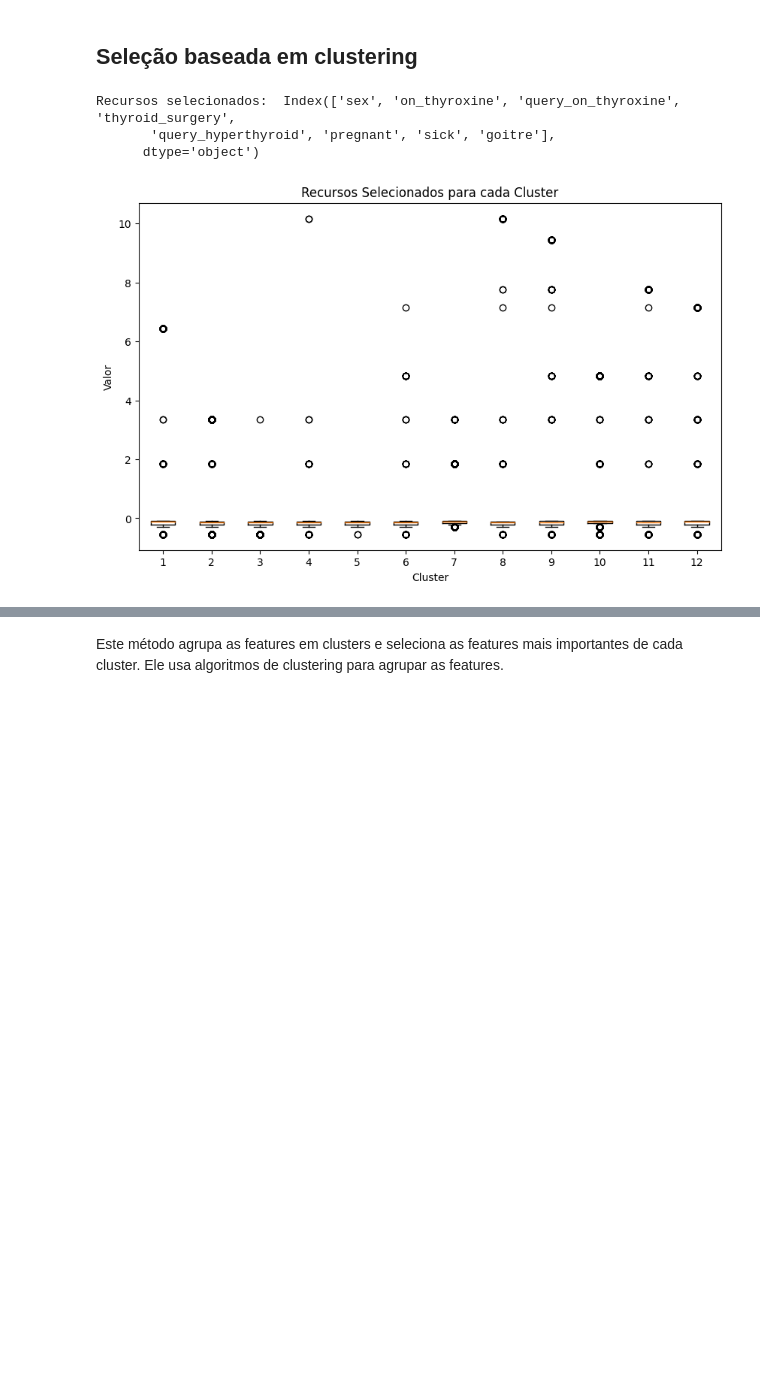
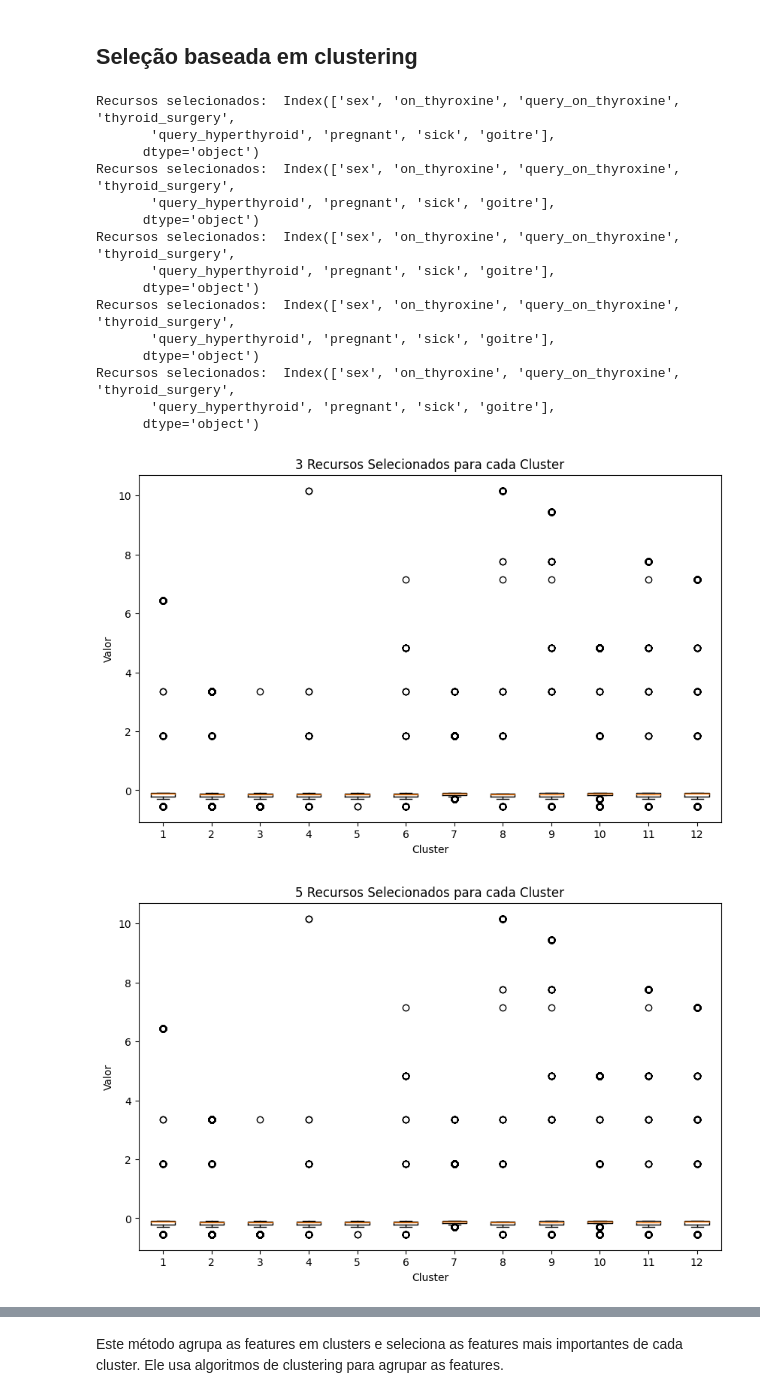
Before and after one commit to cilab-ufersa/euthyroid_sick_syndrome, a Jupyter notebook: euthyroid_sick_syndrome/CBIC23.ipynb, the cells around one changed output, grey strips where cells are left out. Cells and saved outputs as stored; diff of their text form; code cells hidden in the pictures; blank space fills up the shorter version.

```diff
--- a/euthyroid_sick_syndrome/CBIC23.ipynb
+++ b/euthyroid_sick_syndrome/CBIC23.ipynb
@@ -155,35 +160,49 @@ Este método seleciona as features que têm alta correlação com a variável de
 # %% [markdown]
 ## Seleção baseada em clustering
 # %%
-# Criando clusters usando KMeans
-kmeans = KMeans(n_clusters = 12, random_state = 42)
-kmeans.fit(input_train)
+for j in [3, 5, 8, 10, 12]:
+    # Criando clusters usando KMeans
+    kmeans = KMeans(n_clusters = 12, random_state = 42)
+    kmeans.fit(input_train)
 
-# Selecionando recursos importantes usando LassoCV
-# Selecionando 8 features com o parametro max_features=8
-lasso = LassoCV(cv=5)
-selection = SelectFromModel(estimator=lasso, threshold=-np.inf, max_features = 8)
-selection.fit(input_train, kmeans.labels_)
-selected_features_clustering = selection.get_support(indices=True)
+    # Selecionando recursos importantes usando LassoCV
+    # Selecionando 8 features com o parametro max_features=8
+    lasso = LassoCV(cv=5)
+    selection = SelectFromModel(estimator=lasso, threshold=-np.inf, max_features = 8)
+    selection.fit(input_train, kmeans.labels_)
+    selected_features_clustering = selection.get_support(indices=True)
 
-# Imprimindo os recursos selecionados
-print("Recursos selecionados: ", dataset.columns[selected_features_clustering])
+    # Imprimindo os recursos selecionados
+    print("Recursos selecionados: ", dataset.columns[selected_features_clustering])
 
-cluster_data = []
-for cluster_label in range(12):
-    cluster_indices = np.where(kmeans.labels_ == cluster_label)[0]
-    cluster_features = input_train[cluster_indices][:, selected_features_clustering]
-    cluster_data.append(cluster_features.flatten())  # Ajuste da dimensão dos dados
+    cluster_data = []
+    for cluster_label in range(12):
+        cluster_indices = np.where(kmeans.labels_ == cluster_label)[0]
+        cluster_features = input_train[cluster_indices][:, selected_features_clustering]
+        cluster_data.append(cluster_features.flatten())  # Ajuste da dimensão dos dados
 
-# Plotagem dos boxplots para cada cluster
-plt.figure(figsize=(10, 6))
-plt.boxplot(cluster_data, labels=np.arange(12)+1)
-plt.xlabel('Cluster')
-plt.ylabel('Valor')
-plt.title('Recursos Selecionados para cada Cluster')
-plt.savefig('clusterpng', dpi=300, bbox_inches='tight')
+    # Plotagem dos boxplots para cada cluster
+    plt.figure(figsize=(10, 6))
+    plt.boxplot(cluster_data, labels=np.arange(12)+1)
+    plt.xlabel('Cluster')
+    plt.ylabel('Valor')
+    plt.title('{} Recursos Selecionados para cada Cluster'.format(j))
+    plt.savefig('clusterpng', dpi=300, bbox_inches='tight')
 # %% [output]
 Recursos selecionados:  Index(['sex', 'on_thyroxine', 'query_on_thyroxine', 'thyroid_surgery',
        'query_hyperthyroid', 'pregnant', 'sick', 'goitre'],
       dtype='object')
+Recursos selecionados:  Index(['sex', 'on_thyroxine', 'query_on_thyroxine', 'thyroid_surgery',
+       'query_hyperthyroid', 'pregnant', 'sick', 'goitre'],
+      dtype='object')
+Recursos selecionados:  Index(['sex', 'on_thyroxine', 'query_on_thyroxine', 'thyroid_surgery',
+       'query_hyperthyroid', 'pregnant', 'sick', 'goitre'],
+      dtype='object')
+Recursos selecionados:  Index(['sex', 'on_thyroxine', 'query_on_thyroxine', 'thyroid_surgery',
+       'query_hyperthyroid', 'pregnant', 'sick', 'goitre'],
+      dtype='object')
+Recursos selecionados:  Index(['sex', 'on_thyroxine', 'query_on_thyroxine', 'thyroid_surgery',
+       'query_hyperthyroid', 'pregnant', 'sick', 'goitre'],
+      dtype='object')
-[figure, old version]
+[figure, new version]
+[figure, added]
```
Also changed, not shown: parts of 2 cells of this notebook, 2 other files.
